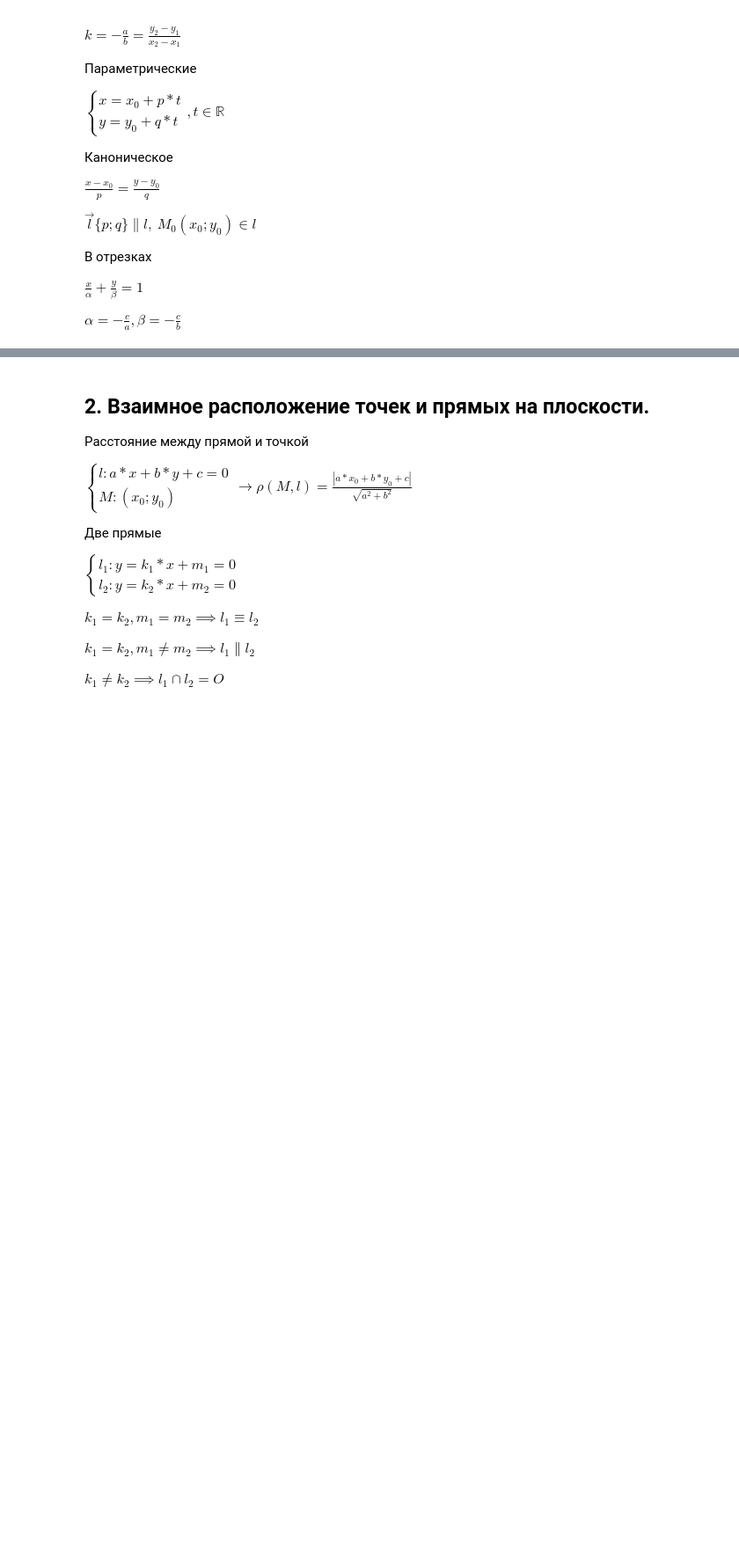
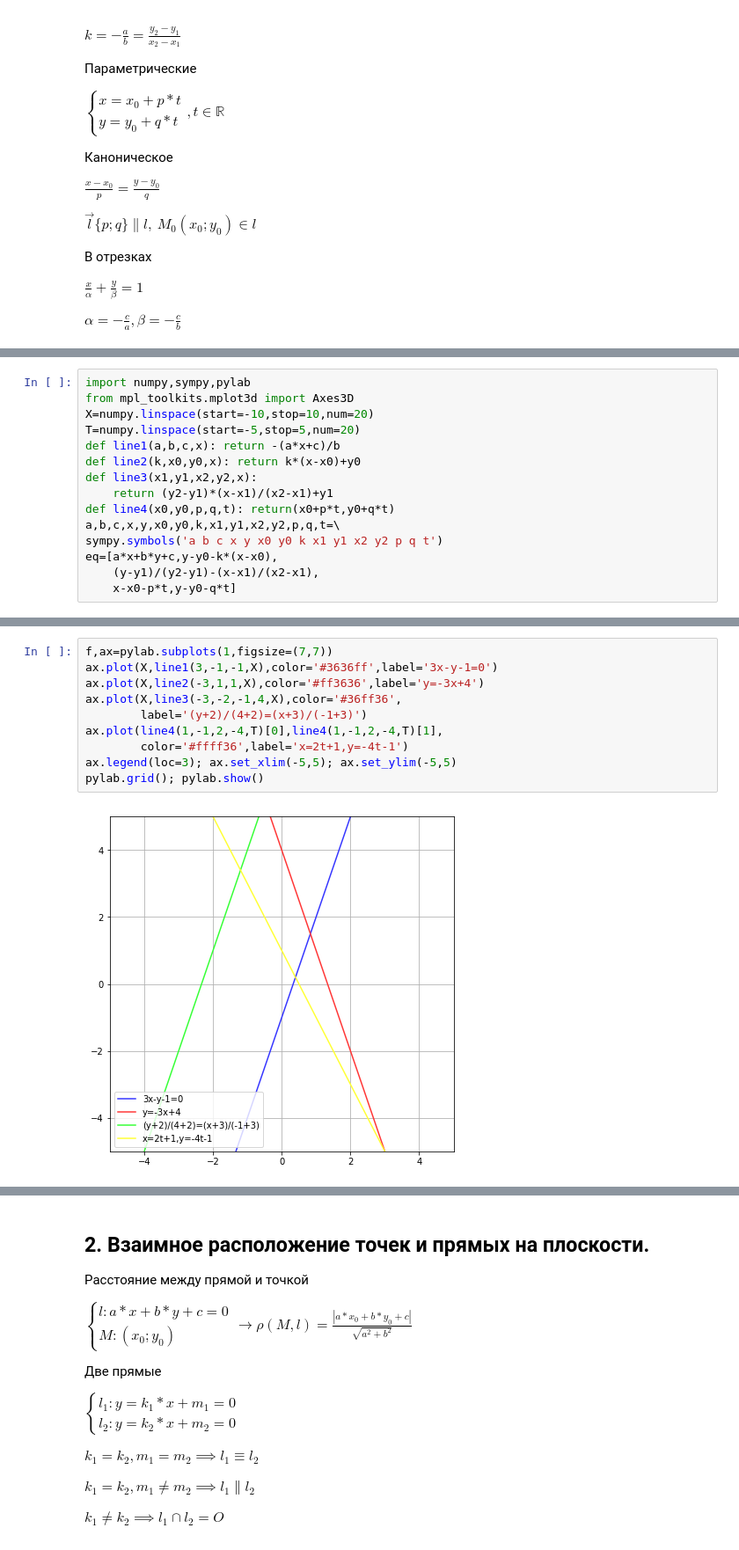
Before and after one commit to OlgaBelitskaya/linear_algebra_practice, a Jupyter notebook: work1_8.ipynb, the cells around one changed output, grey strips where cells are left out. Shown: that part at 88% size. Cells and saved outputs as stored; diff of their text form; blank space fills up the shorter version.

```diff
--- a/work1_8.ipynb
+++ b/work1_8.ipynb
@@ -77,0 +99,15 @@ array([-10.        ,  -8.94736842,  -7.89473684,  -6.84210526,
+# %%
+import numpy,sympy,pylab
+from mpl_toolkits.mplot3d import Axes3D
+X=numpy.linspace(start=-10,stop=10,num=20)
+T=numpy.linspace(start=-5,stop=5,num=20)
+def line1(a,b,c,x): return -(a*x+c)/b
+def line2(k,x0,y0,x): return k*(x-x0)+y0
+def line3(x1,y1,x2,y2,x):
+    return (y2-y1)*(x-x1)/(x2-x1)+y1
+def line4(x0,y0,p,q,t): return(x0+p*t,y0+q*t)
+a,b,c,x,y,x0,y0,k,x1,y1,x2,y2,p,q,t=\
+sympy.symbols('a b c x y x0 y0 k x1 y1 x2 y2 p q t')
+eq=[a*x+b*y+c,y-y0-k*(x-x0),
+    (y-y1)/(y2-y1)-(x-x1)/(x2-x1),
+    x-x0-p*t,y-y0-q*t]
@@ -78 +127,13 @@ array([-10.        ,  -8.94736842,  -7.89473684,  -6.84210526,
+# %%
+f,ax=pylab.subplots(1,figsize=(7,7))
+ax.plot(X,line1(3,-1,-1,X),color='#3636ff',label='3x-y-1=0')
+ax.plot(X,line2(-3,1,1,X),color='#ff3636',label='y=-3x+4')
+ax.plot(X,line3(-3,-2,-1,4,X),color='#36ff36',
+        label='(y+2)/(4+2)=(x+3)/(-1+3)')
+ax.plot(line4(1,-1,2,-4,T)[0],line4(1,-1,2,-4,T)[1],
+        color='#ffff36',label='x=2t+1,y=-4t-1')
+ax.legend(loc=3); ax.set_xlim(-5,5); ax.set_ylim(-5,5)
+pylab.grid(); pylab.show()
+# %% [output]
+[figure, added]
 # %%
```
Also changed, not shown: parts of 58 cells of this notebook.
